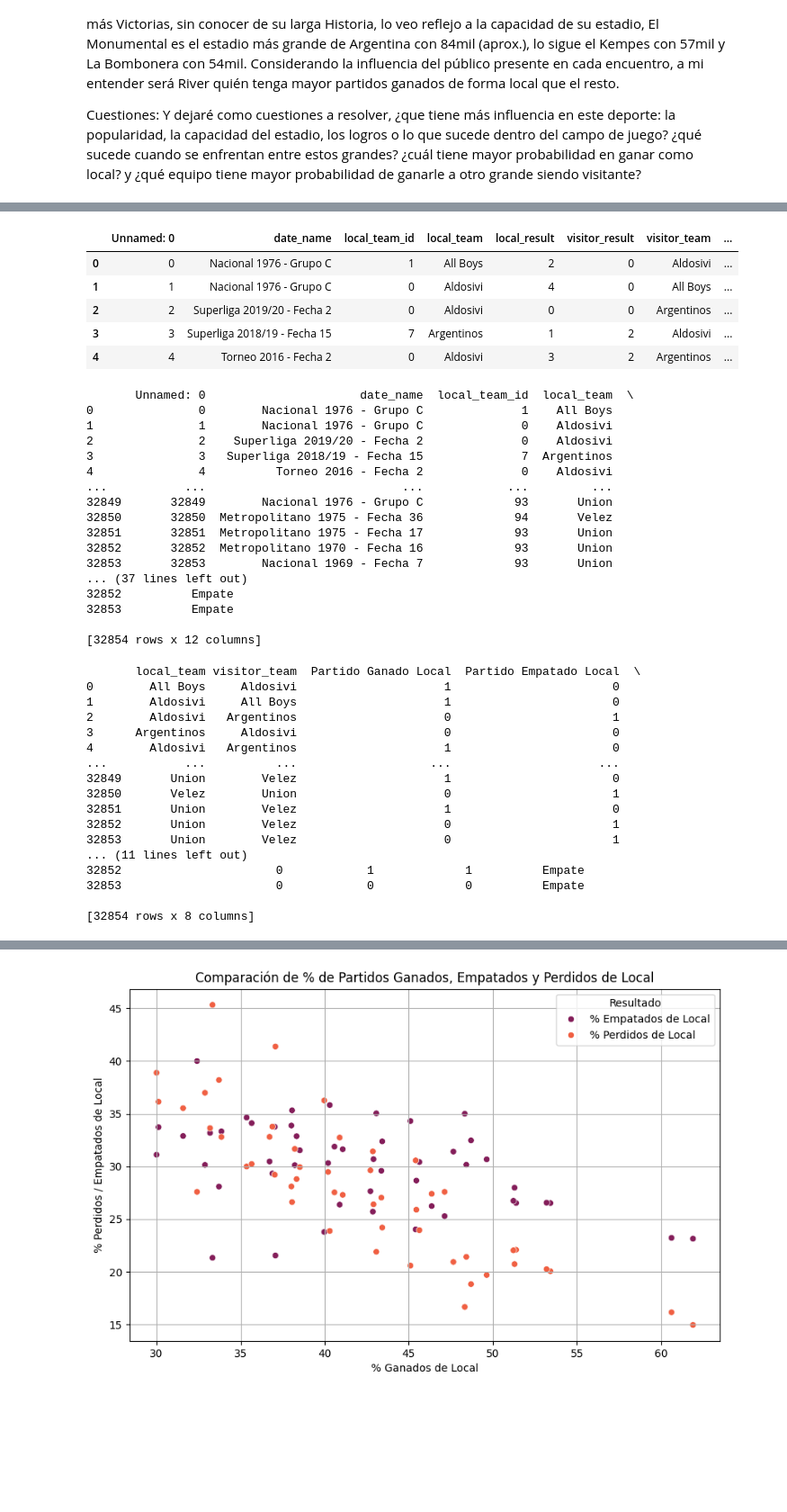
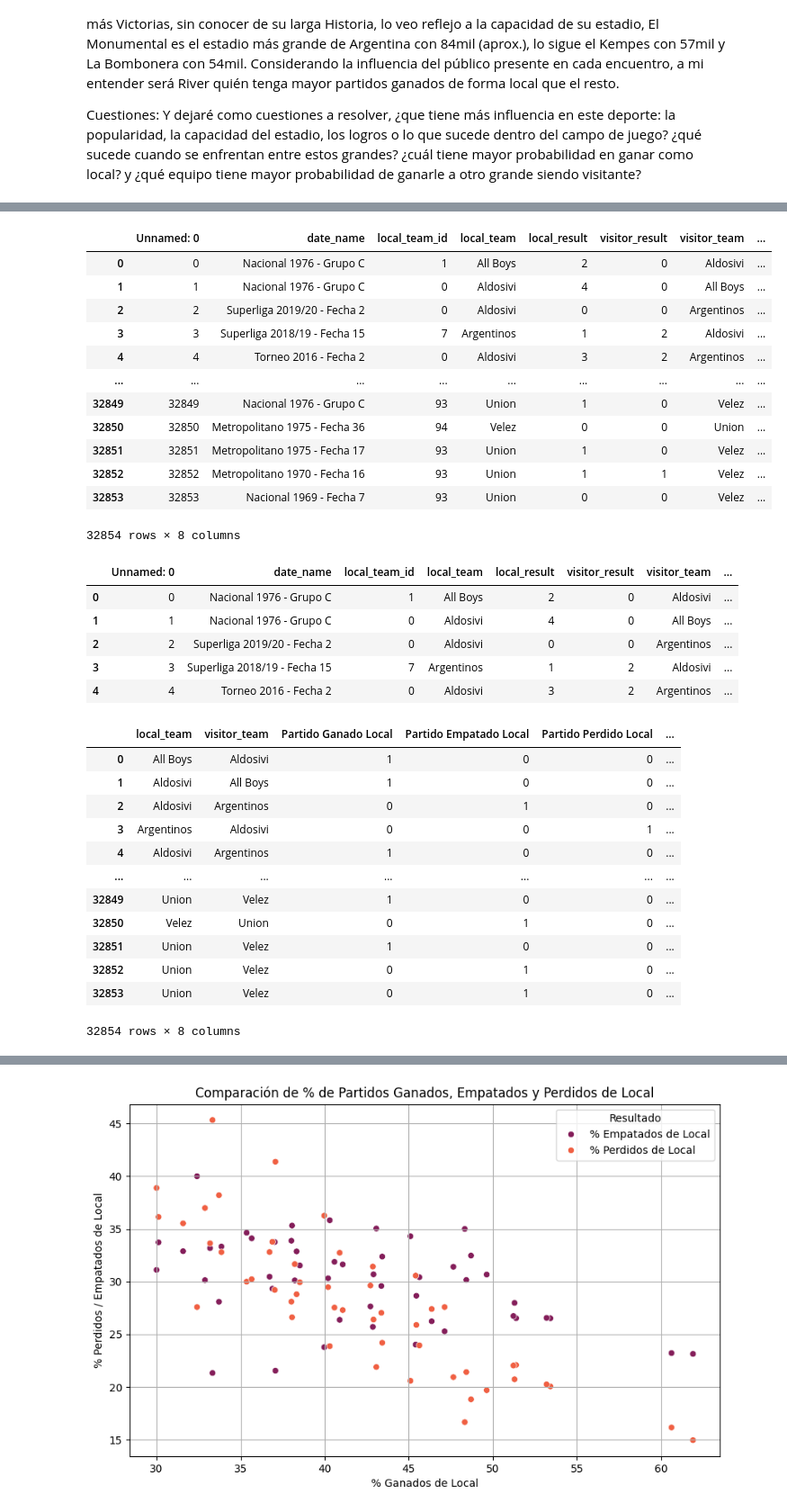
Before and after one commit to BecquerF/CoderHouse, a Jupyter notebook: proyectods_partel_fern_ndez.ipynb, the cells around one changed output, grey strips where cells are left out. Shown at 90% size. Saved outputs shown, nothing was run; the diff lists cells and outputs as text; code cells hidden in the pictures; blank space fills up the shorter version.

```diff
--- a/proyectods_partel_fern_ndez.ipynb
+++ b/proyectods_partel_fern_ndez.ipynb
@@ -39,14 +41,21 @@ Requirement already satisfied: python-dateutil>=2.7 in /usr/local/lib/python3.10
 Requirement already satisfied: six>=1.5 in /usr/local/lib/python3.10/dist-packages (from python-dateutil>=2.7->matplotlib) (1.16.0)
 # %%
 df=pd.read_csv('results.csv')
-df.head()
+df
 # %% [output]
 |  | Unnamed: 0 | date_name | local_team_id | local_team | local_result | visitor_result | visitor_team | ... |
 | 0 | 0 | Nacional 1976 - Grupo C | 1 | All Boys | 2 | 0 | Aldosivi | ... |
 | 1 | 1 | Nacional 1976 - Grupo C | 0 | Aldosivi | 4 | 0 | All Boys | ... |
 | 2 | 2 | Superliga 2019/20 - Fecha 2 | 0 | Aldosivi | 0 | 0 | Argentinos | ... |
 | 3 | 3 | Superliga 2018/19 - Fecha 15 | 7 | Argentinos | 1 | 2 | Aldosivi | ... |
 | 4 | 4 | Torneo 2016 - Fecha 2 | 0 | Aldosivi | 3 | 2 | Argentinos | ... |
+| ... | ... | ... | ... | ... | ... | ... | ... | ... |
+| 32849 | 32849 | Nacional 1976 - Grupo C | 93 | Union | 1 | 0 | Velez | ... |
+| 32850 | 32850 | Metropolitano 1975 - Fecha 36 | 94 | Velez | 0 | 0 | Union | ... |
+| 32851 | 32851 | Metropolitano 1975 - Fecha 17 | 93 | Union | 1 | 0 | Velez | ... |
+| 32852 | 32852 | Metropolitano 1970 - Fecha 16 | 93 | Union | 1 | 1 | Velez | ... |
+| 32853 | 32853 | Nacional 1969 - Fecha 7 | 93 | Union | 0 | 0 | Velez | ... |
+32854 rows × 8 columns
 # %%
 df["Partido Ganado Local"] = np.where(df['local_result'] > df["visitor_result"], 1, 0)
 df["Partido Empatado Local"] = np.where(df["local_result"] == df["visitor_result"], 1, 0)
@@ -55,47 +64,31 @@ df["Partido Perdido Local"] = np.where(df["local_result"] < df["visitor_result"]
 df["Resultado"] = np.where(df['local_result'] > df['visitor_result'], 'Ganó Local',
                            np.where(df['local_result'] < df['visitor_result'], 'Ganó Visitante', 'Empate'))
 df.head()
-print(df)
 # %% [output]
-       Unnamed: 0                      date_name  local_team_id  local_team  \
-0               0        Nacional 1976 - Grupo C              1    All Boys
-1               1        Nacional 1976 - Grupo C              0    Aldosivi
-2               2    Superliga 2019/20 - Fecha 2              0    Aldosivi
-3               3   Superliga 2018/19 - Fecha 15              7  Argentinos
-4               4          Torneo 2016 - Fecha 2              0    Aldosivi
-...           ...                            ...            ...         ...
-32849       32849        Nacional 1976 - Grupo C             93       Union
-32850       32850  Metropolitano 1975 - Fecha 36             94       Velez
-32851       32851  Metropolitano 1975 - Fecha 17             93       Union
-32852       32852  Metropolitano 1970 - Fecha 16             93       Union
-32853       32853        Nacional 1969 - Fecha 7             93       Union
-... (37 lines left out)
-32852          Empate
-32853          Empate
-
-[32854 rows x 12 columns]
+|  | Unnamed: 0 | date_name | local_team_id | local_team | local_result | visitor_result | visitor_team | ... |
+| 0 | 0 | Nacional 1976 - Grupo C | 1 | All Boys | 2 | 0 | Aldosivi | ... |
+| 1 | 1 | Nacional 1976 - Grupo C | 0 | Aldosivi | 4 | 0 | All Boys | ... |
+| 2 | 2 | Superliga 2019/20 - Fecha 2 | 0 | Aldosivi | 0 | 0 | Argentinos | ... |
+| 3 | 3 | Superliga 2018/19 - Fecha 15 | 7 | Argentinos | 1 | 2 | Aldosivi | ... |
+| 4 | 4 | Torneo 2016 - Fecha 2 | 0 | Aldosivi | 3 | 2 | Argentinos | ... |
 # %%
 df.rename(columns={'local_result': 'Goles Local', 'visitor_result': 'Goles Visita'}, inplace=True)
 df_tabla_de_valores = df[['local_team','visitor_team','Partido Ganado Local', 'Partido Empatado Local', 'Partido Perdido Local', 'Goles Local', 'Goles Visita','Resultado']]
-print(df_tabla_de_valores)
+df_tabla_de_valores
 # %% [output]
+|  | local_team | visitor_team | Partido Ganado Local | Partido Empatado Local | Partido Perdido Local | ... |
+| 0 | All Boys | Aldosivi | 1 | 0 | 0 | ... |
+| 1 | Aldosivi | All Boys | 1 | 0 | 0 | ... |
+| 2 | Aldosivi | Argentinos | 0 | 1 | 0 | ... |
+| 3 | Argentinos | Aldosivi | 0 | 0 | 1 | ... |
+| 4 | Aldosivi | Argentinos | 1 | 0 | 0 | ... |
+| ... | ... | ... | ... | ... | ... | ... |
+| 32849 | Union | Velez | 1 | 0 | 0 | ... |
+| 32850 | Velez | Union | 0 | 1 | 0 | ... |
+| 32851 | Union | Velez | 1 | 0 | 0 | ... |
+| 32852 | Union | Velez | 0 | 1 | 0 | ... |
+| 32853 | Union | Velez | 0 | 1 | 0 | ... |
-       local_team visitor_team  Partido Ganado Local  Partido Empatado Local  \
-0        All Boys     Aldosivi                     1                       0
-1        Aldosivi     All Boys                     1                       0
-2        Aldosivi   Argentinos                     0                       1
-3      Argentinos     Aldosivi                     0                       0
-4        Aldosivi   Argentinos                     1                       0
-...           ...          ...                   ...                     ...
-32849       Union        Velez                     1                       0
-32850       Velez        Union                     0                       1
-32851       Union        Velez                     1                       0
-32852       Union        Velez                     0                       1
-32853       Union        Velez                     0                       1
-... (11 lines left out)
-32852                      0            1             1          Empate
-32853                      0            0             0          Empate
-
-[32854 rows x 8 columns]
+32854 rows × 8 columns
 # %%
 #Ahora quiero extraer únicamente los nombre de todos los equipos que participan en el df results.csv
 equipos = df['local_team'].unique()
```
Also changed, not shown: parts of 18 cells of this notebook.
